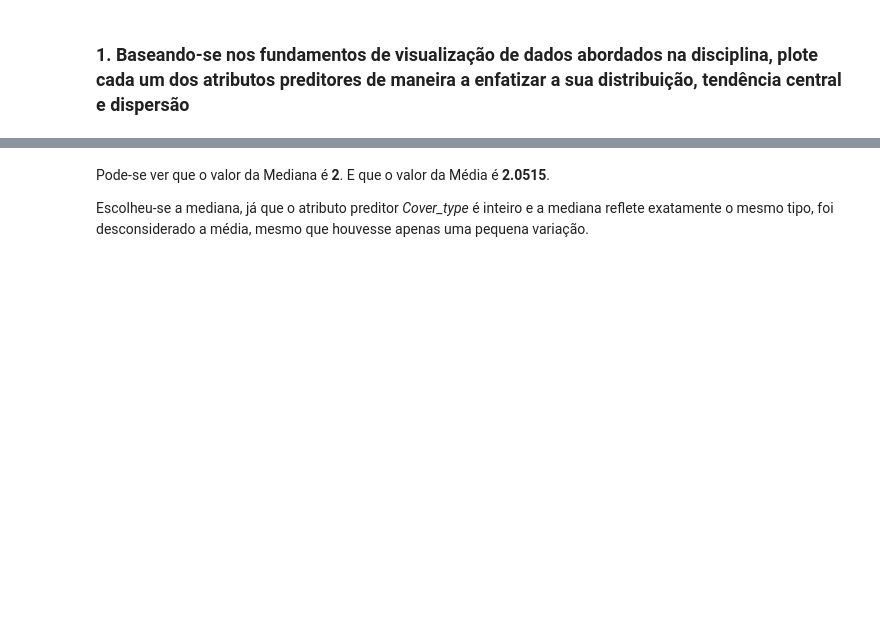
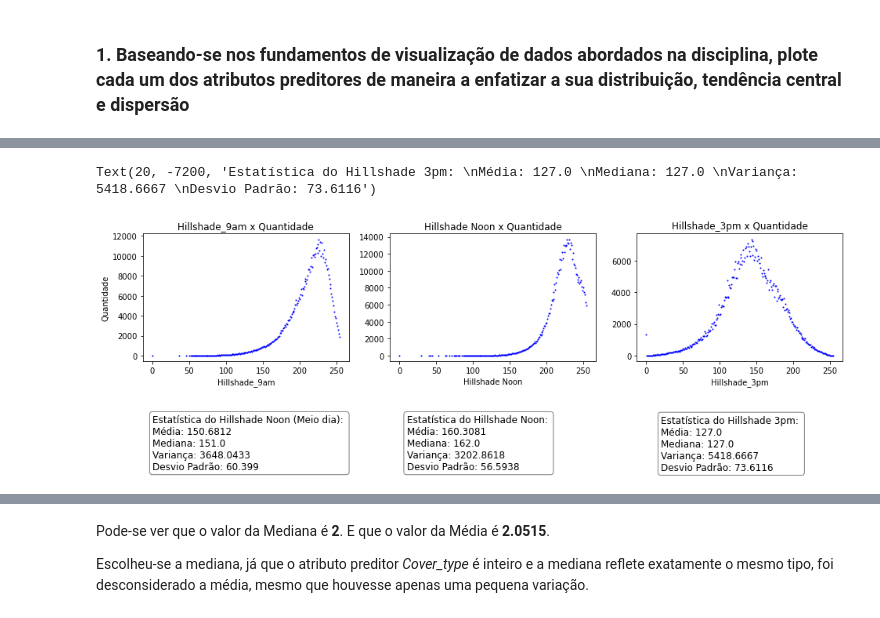
Before and after one commit to elloa-uea/projeto-pratico-3-rna-pp3-team-final, a Jupyter notebook: notebooks/PP3.2 - Conhecendo o Conjunto de Dados.ipynb, the cells around one changed output, grey strips where cells are left out. Saved outputs shown, nothing was run; the diff lists cells and outputs as text; code cells hidden in the pictures; blank space fills up the shorter version.

```diff
--- a/notebooks/PP3.2 - Conhecendo o Conjunto de Dados.ipynb
+++ b/notebooks/PP3.2 - Conhecendo o Conjunto de Dados.ipynb
@@ -198,0 +377,64 @@ plt.legend()
+# %%
+# plt.bar(attr.index, attr.values, color = "blue")
+# plt.xlabel("Cover_Type")
+# plt.ylabel("Quantidade")
+# Hillshade_9am  Hillshade_Noon  Hillshade_3pm
+# print(df["Hillshade_Noon"])
+
+props = dict(boxstyle='round', facecolor='white', alpha=0.5)
+
+n_hillshade9 = df.groupby(["Hillshade_9am"]).count().iloc[:, 0]
+n_hillshade12 = df.groupby(["Hillshade_Noon"]).count().iloc[:, 0]
+n_hillshade3 = df.groupby(["Hillshade_3pm"]).count().iloc[:, 0]
+
+f = plt.figure(figsize=(16,3))
+
+ax1 = f.add_subplot(131)
+ax2 = f.add_subplot(132)
+ax3 = f.add_subplot(133)
+
+# plt.subplot(131)
+ax1.plot(n_hillshade9.index, n_hillshade9.values, color = "blue", linestyle = '', marker = 'o', markersize = '1')
+ax1.set_xlabel("Hillshade_9am")
+ax1.set_ylabel("Quantidade")
+ax1.set_title("Hillshade_9am x Quantidade")
+# print(n_hillshade)
+ax1.text(0, -11400,
+         "Estatística do Hillshade Noon (Meio dia): \n" +
+         "Média: {} \n".format(round(np.mean(n_hillshade9.index), 4)) +
+         "Mediana: {} \n".format(round(np.median(n_hillshade9.index), 4)) +
+         "Variança: {} \n".format(round(np.var(n_hillshade9.index), 4)) +
+         "Desvio Padrão: {}".format(round(np.std(n_hillshade9.index), 4)),
+         bbox=props,
+         fontsize = 12)
+
+ax2.plot(n_hillshade12.index, n_hillshade12.values, color = "blue", linestyle = '', marker = 'o', markersize = '1')
+ax2.set_xlabel("Hillshade Noon")
+# ax2.set_ylabel("Quantidade")
+ax2.set_title("Hillshade Noon x Quantidade")
+# print(n_hillshade)
+ax2.text(10, -13400,
+         "Estatística do Hillshade Noon: \n" +
+         "Média: {} \n".format(round(np.mean(n_hillshade12.index), 4)) +
+         "Mediana: {} \n".format(round(np.median(n_hillshade12.index), 4)) +
+         "Variança: {} \n".format(round(np.var(n_hillshade12.index), 4)) +
+         "Desvio Padrão: {}".format(round(np.std(n_hillshade12.index), 4)),
+         bbox=props,
+         fontsize = 12)
+
+ax3.plot(n_hillshade3.index, n_hillshade3.values, color = "blue", linestyle = '', marker = 'o', markersize = '1')
+ax3.set_xlabel("Hillshade_3pm")
+# ax3.set_ylabel("Quantidade")
+ax3.set_title("Hillshade_3pm x Quantidade")
+# print(n_hillshade)
+ax3.text(20, -7200,
+         "Estatística do Hillshade 3pm: \n" +
+         "Média: {} \n".format(round(np.mean(n_hillshade3.index), 4)) +
+         "Mediana: {} \n".format(round(np.median(n_hillshade3.index), 4)) +
+         "Variança: {} \n".format(round(np.var(n_hillshade3.index), 4)) +
+         "Desvio Padrão: {}".format(round(np.std(n_hillshade3.index), 4)),
+         bbox=props,
+         fontsize = 12)
+# %% [output]
+Text(20, -7200, 'Estatística do Hillshade 3pm: \nMédia: 127.0 \nMediana: 127.0 \nVariança: 5418.6667 \nDesvio Padrão: 73.6116')
+[figure, added]
```
Also changed, not shown: parts of 10 cells of this notebook.
